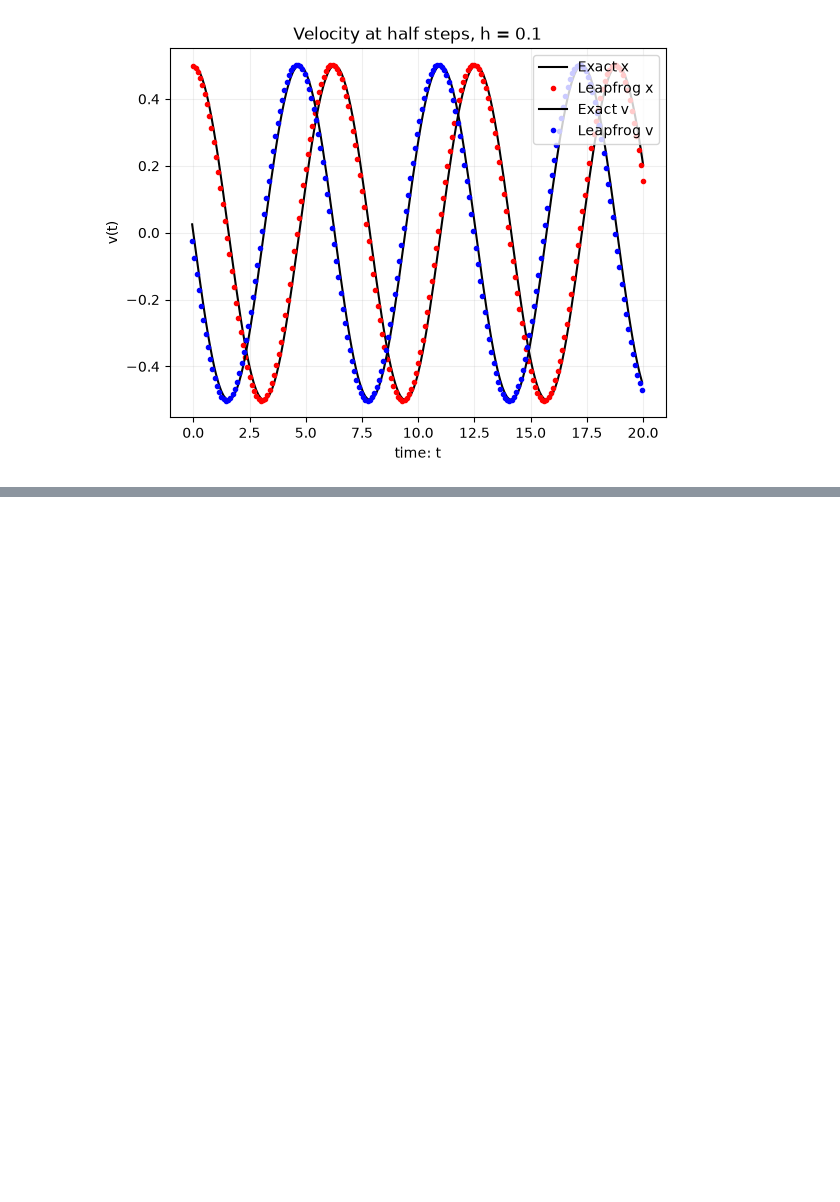
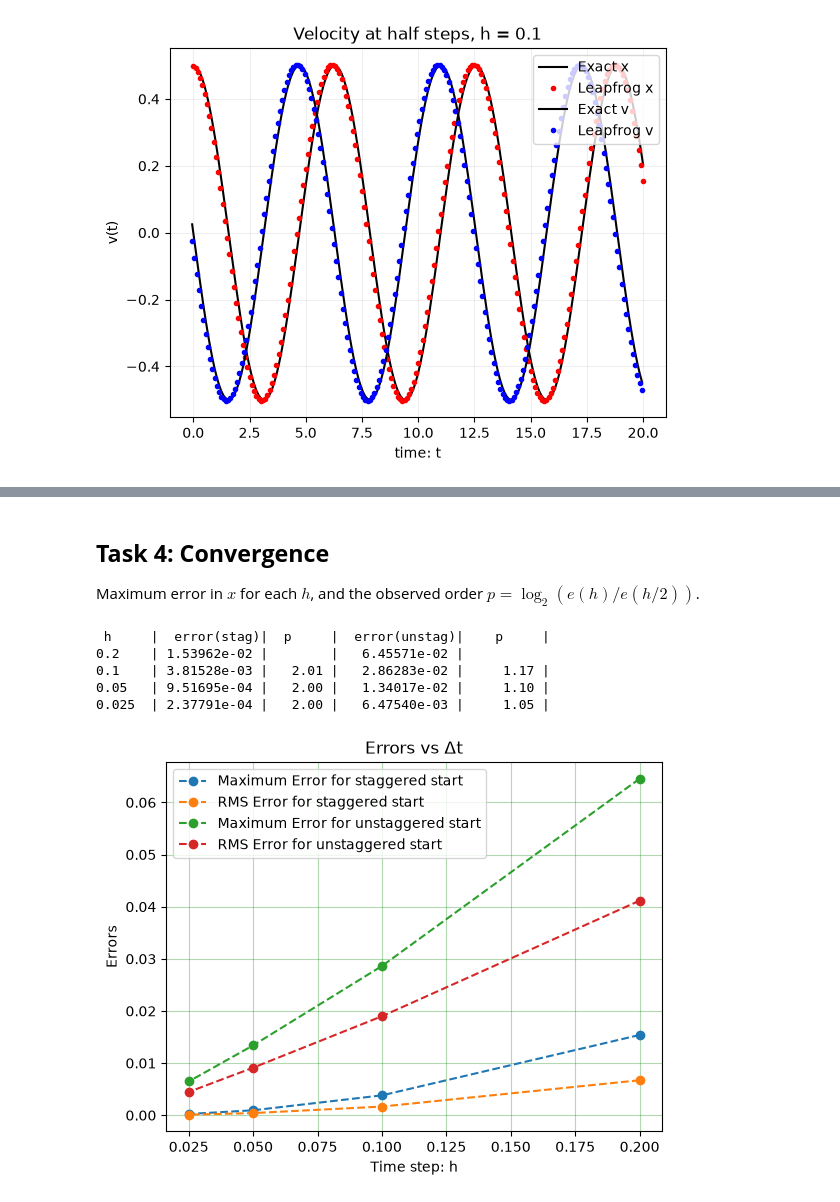
Before and after one commit to Aathi2165/AE801_2026, a Jupyter notebook: numode_ivp/B Kalyana Raama - Leapfrog ODE.ipynb, the cells around one changed output, grey strips where cells are left out. Saved outputs shown, nothing was run; the diff lists cells and outputs as text; code cells hidden in the pictures; blank space fills up the shorter version.

Commit message:
Task 4 convergence with corrections

```diff
--- a/numode_ivp/B Kalyana Raama - Leapfrog ODE.ipynb
+++ b/numode_ivp/B Kalyana Raama - Leapfrog ODE.ipynb
@@ -117,0 +120,63 @@ plt.show()
+# %% [markdown]
+## **Task 4: Convergence**
+
+Maximum error in $x$ for each $h$, and the observed order $p = \log_2\left(e(h)/e(h/2)\right)$.
+# %%
+hl = [0.2, 0.1, 0.05, 0.025]
+max_error_stag = np.zeros_like(hl)
+rms_error_stag = np.zeros_like(hl)
+max_error_unstag = np.zeros_like(hl)
+rms_error_unstag = np.zeros_like(hl)
+# staggered start:
+for i in range(len(hl)):
+    v_i = v_0 + hl[i]/2* wp*x_0
+    timestep = np.arange(t[0], t[1] + hl[i]/2, hl[i])
+    n = len(timestep)
+    x_ori = 0.5*np.cos(timestep)
+    v_ori = -0.5*np.sin(timestep - hl[i]/2)
+    x, v = np.zeros_like(timestep), np.zeros_like(timestep)
+    x[0], v[0] = x_0, v_i
+    for j in range(1, n):
+        x[j], v[j] = leapfrog(x[j-1], v[j-1], hl[i])
+    max_error_stag[i] = np.max(np.abs(x_ori - x))
+    rms_error_stag[i] = np.sqrt(np.mean((x_ori - x)**2))
+# unstaggered start:
+for i in range(len(hl)):
+    v_i = v_0
+    timestep = np.arange(t[0], t[1] + hl[i]/2, hl[i])
+    n = len(timestep)
+    x_ori = 0.5*np.cos(timestep)
+    v_ori = -0.5*np.sin(timestep - hl[i]/2)
+    x, v = np.zeros_like(timestep), np.zeros_like(timestep)
+    x[0], v[0] = x_0, v_i
+    for j in range(1, n):
+        x[j], v[j] = leapfrog(x[j-1], v[j-1], hl[i])
+    max_error_unstag[i] = np.max(np.abs(x_ori - x))
+    rms_error_unstag[i] = np.sqrt(np.mean((x_ori - x)**2))
+# for tabulation and observed error
+print(" h     |  error(stag)|  p     |  error(unstag)|    p     |")
+for i in range(len(hl)):
+    if i == 0:
+        print(f"{hl[i]:<6} | {max_error_stag[i]:.5e} |        |   {max_error_unstag[i]:.5e} |")
+    else:
+        p1 = np.log2(max_error_stag[i-1] / max_error_stag[i])
+        p2 = np.log2(max_error_unstag[i-1] / max_error_unstag[i])
+        print(f"{hl[i]:<6} | {max_error_stag[i]:.5e} |   {p1:.2f} |   {max_error_unstag[i]:.5e} |     {p2:.2f} |")
+# plotting error vs delta t
+plt.plot(hl, max_error_stag, "o--", label="Maximum Error for staggered start")
+plt.plot(hl, rms_error_stag, "o--", label="RMS Error for staggered start")
+plt.plot(hl, max_error_unstag, "o--", label="Maximum Error for unstaggered start")
+plt.plot(hl, rms_error_unstag, "o--", label="RMS Error for unstaggered start")
+plt.xlabel('Time step: h')
+plt.ylabel('Errors')
+plt.grid(True, color='g', alpha=0.3)
+plt.title("Errors vs Δt")
+plt.legend()
+plt.show()
+# %% [output]
+ h     |  error(stag)|  p     |  error(unstag)|    p     |
+0.2    | 1.53962e-02 |        |   6.45571e-02 |
+0.1    | 3.81528e-03 |   2.01 |   2.86283e-02 |     1.17 |
+0.05   | 9.51695e-04 |   2.00 |   1.34017e-02 |     1.10 |
+0.025  | 2.37791e-04 |   2.00 |   6.47540e-03 |     1.05 |
+[figure, added]
```
Also changed, not shown: parts of 1 cell of this notebook.
